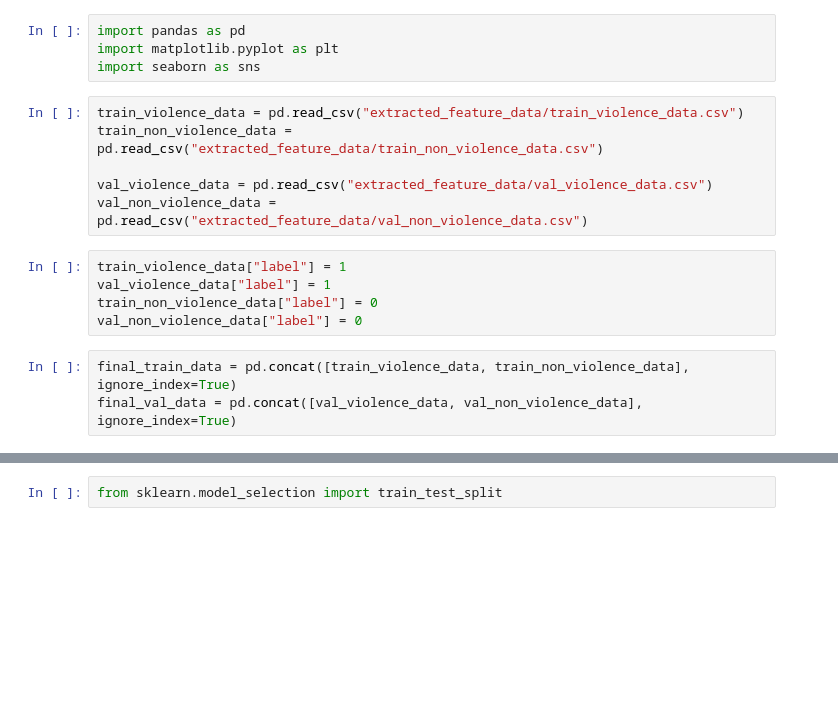
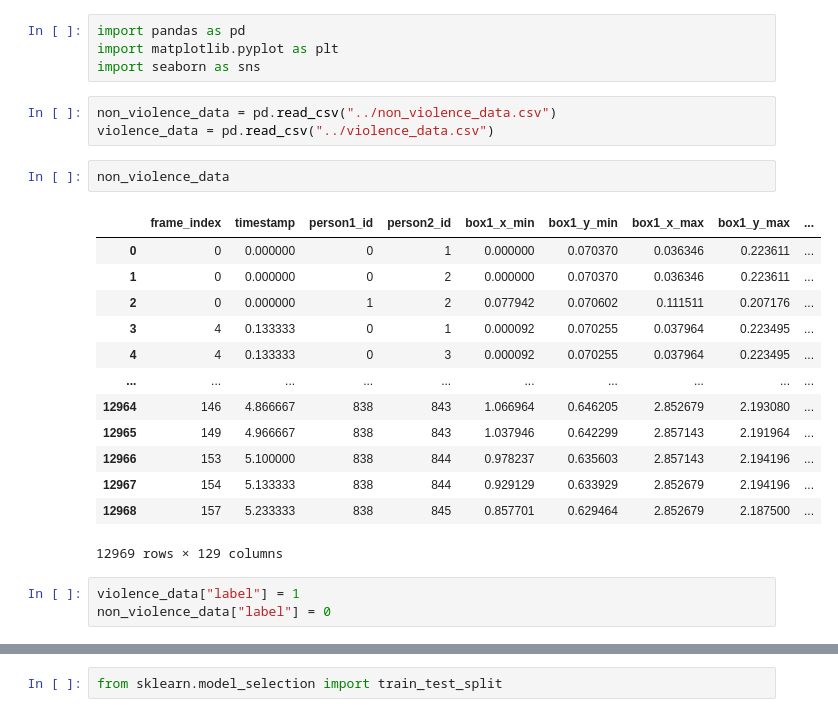
Before and after one commit to harmeshgv/YoloV8-LSTM-video-Classification, a Jupyter notebook: notebooks/models.ipynb, the cells around one changed output, grey strips where cells are left out. Cells and saved outputs as stored; diff of their text form; blank space fills up the shorter version.

```diff
--- a/notebooks/models.ipynb
+++ b/notebooks/models.ipynb
@@ -3,16 +3,24 @@ import pandas as pd
 import matplotlib.pyplot as plt
 import seaborn as sns
 # %%
-train_violence_data = pd.read_csv("extracted_feature_data/train_violence_data.csv")
-train_non_violence_data = pd.read_csv("extracted_feature_data/train_non_violence_data.csv")
-
-val_violence_data = pd.read_csv("extracted_feature_data/val_violence_data.csv")
-val_non_violence_data = pd.read_csv("extracted_feature_data/val_non_violence_data.csv")
+non_violence_data = pd.read_csv("../non_violence_data.csv")
+violence_data = pd.read_csv("../violence_data.csv")
+# %%
+non_violence_data
+# %% [output]
+|  | frame_index | timestamp | person1_id | person2_id | box1_x_min | box1_y_min | box1_x_max | box1_y_max | ... |
+| 0 | 0 | 0.000000 | 0 | 1 | 0.000000 | 0.070370 | 0.036346 | 0.223611 | ... |
+| 1 | 0 | 0.000000 | 0 | 2 | 0.000000 | 0.070370 | 0.036346 | 0.223611 | ... |
+| 2 | 0 | 0.000000 | 1 | 2 | 0.077942 | 0.070602 | 0.111511 | 0.207176 | ... |
+| 3 | 4 | 0.133333 | 0 | 1 | 0.000092 | 0.070255 | 0.037964 | 0.223495 | ... |
+| 4 | 4 | 0.133333 | 0 | 3 | 0.000092 | 0.070255 | 0.037964 | 0.223495 | ... |
+| ... | ... | ... | ... | ... | ... | ... | ... | ... | ... |
+| 12964 | 146 | 4.866667 | 838 | 843 | 1.066964 | 0.646205 | 2.852679 | 2.193080 | ... |
+| 12965 | 149 | 4.966667 | 838 | 843 | 1.037946 | 0.642299 | 2.857143 | 2.191964 | ... |
+| 12966 | 153 | 5.100000 | 838 | 844 | 0.978237 | 0.635603 | 2.857143 | 2.194196 | ... |
+| 12967 | 154 | 5.133333 | 838 | 844 | 0.929129 | 0.633929 | 2.852679 | 2.194196 | ... |
+| 12968 | 157 | 5.233333 | 838 | 845 | 0.857701 | 0.629464 | 2.852679 | 2.187500 | ... |
+12969 rows × 129 columns
 # %%
-train_violence_data["label"] = 1
-val_violence_data["label"] = 1
-train_non_violence_data["label"] = 0
-val_non_violence_data["label"] = 0
+violence_data["label"] = 1
+non_violence_data["label"] = 0
-# %%
-final_train_data = pd.concat([train_violence_data, train_non_violence_data], ignore_index=True)
-final_val_data = pd.concat([val_violence_data, val_non_violence_data], ignore_index=True)
```
Also changed, not shown: parts of 13 cells of this notebook, 24 other files.
